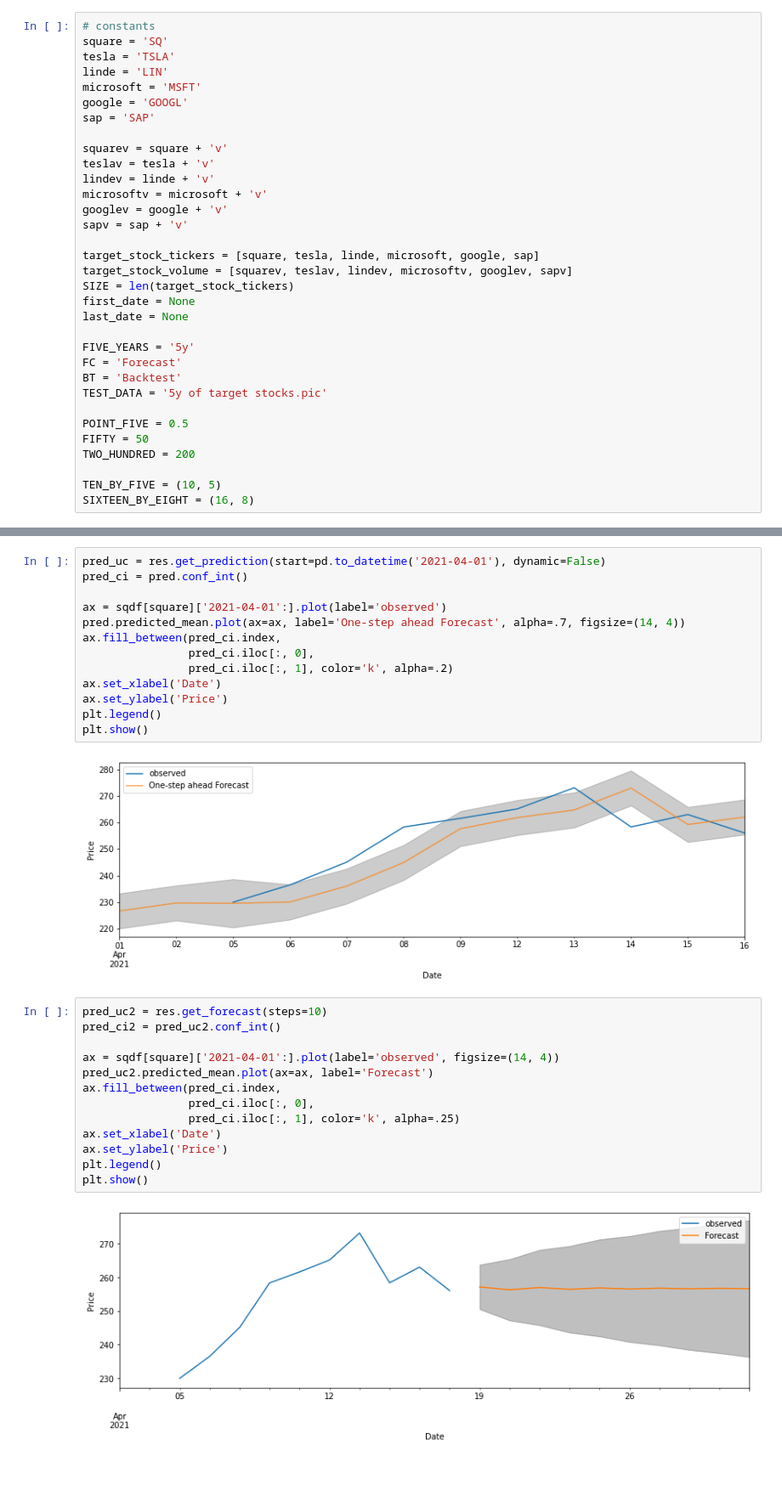
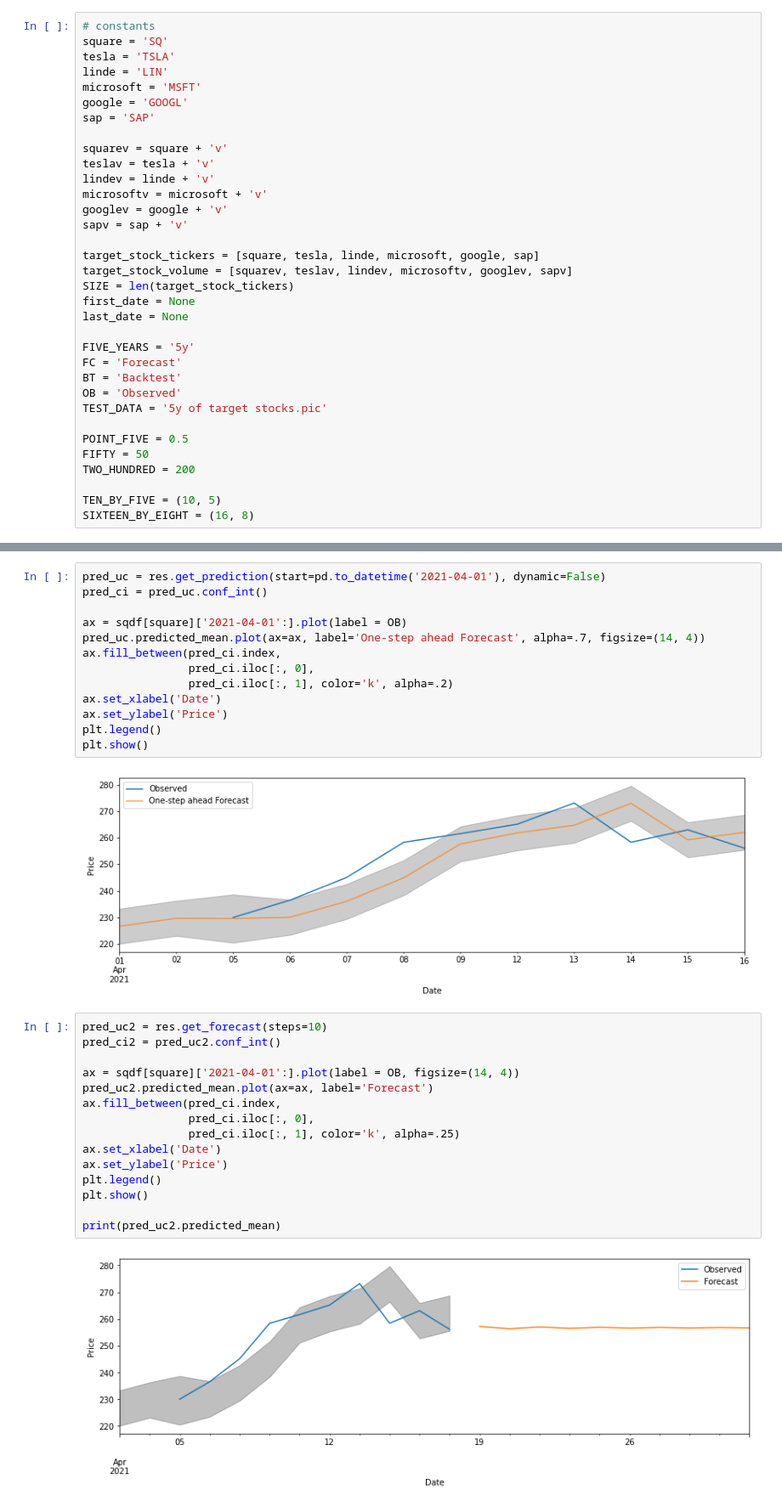
Before and after one commit to aloparev/arima, a Jupyter notebook: notebooks/ARIMA.ipynb, the cells around one changed output, grey strips where cells are left out. Shown at 85% size. Cells and saved outputs as stored; diff of their text form; blank space fills up the shorter version.

```diff
--- a/notebooks/ARIMA.ipynb
+++ b/notebooks/ARIMA.ipynb
@@ -44,6 +46,7 @@ last_date = None
 FIVE_YEARS = '5y'
 FC = 'Forecast'
 BT = 'Backtest'
+OB = 'Observed'
 TEST_DATA = '5y of target stocks.pic'
 
 POINT_FIVE = 0.5
@@ -559,9 +593,9 @@ sqdf.loc['2019-04-28']
 # %%
 pred_uc = res.get_prediction(start=pd.to_datetime('2021-04-01'), dynamic=False)
-pred_ci = pred.conf_int()
+pred_ci = pred_uc.conf_int()
 
-ax = sqdf[square]['2021-04-01':].plot(label='observed')
-pred.predicted_mean.plot(ax=ax, label='One-step ahead Forecast', alpha=.7, figsize=(14, 4))
+ax = sqdf[square]['2021-04-01':].plot(label = OB)
+pred_uc.predicted_mean.plot(ax=ax, label='One-step ahead Forecast', alpha=.7, figsize=(14, 4))
 ax.fill_between(pred_ci.index,
                 pred_ci.iloc[:, 0],
                 pred_ci.iloc[:, 1], color='k', alpha=.2)
@@ -574,15 +608,17 @@ plt.show()
 # %%
 pred_uc2 = res.get_forecast(steps=10)
 pred_ci2 = pred_uc2.conf_int()
 
-ax = sqdf[square]['2021-04-01':].plot(label='observed', figsize=(14, 4))
+ax = sqdf[square]['2021-04-01':].plot(label = OB, figsize=(14, 4))
 pred_uc2.predicted_mean.plot(ax=ax, label='Forecast')
 ax.fill_between(pred_ci.index,
                 pred_ci.iloc[:, 0],
                 pred_ci.iloc[:, 1], color='k', alpha=.25)
 ax.set_xlabel('Date')
 ax.set_ylabel('Price')
 plt.legend()
 plt.show()
+
+print(pred_uc2.predicted_mean)
 # %% [output]
-[figure, old version]
+[figure, new version]
```
Also changed, not shown: parts of 29 cells of this notebook.
